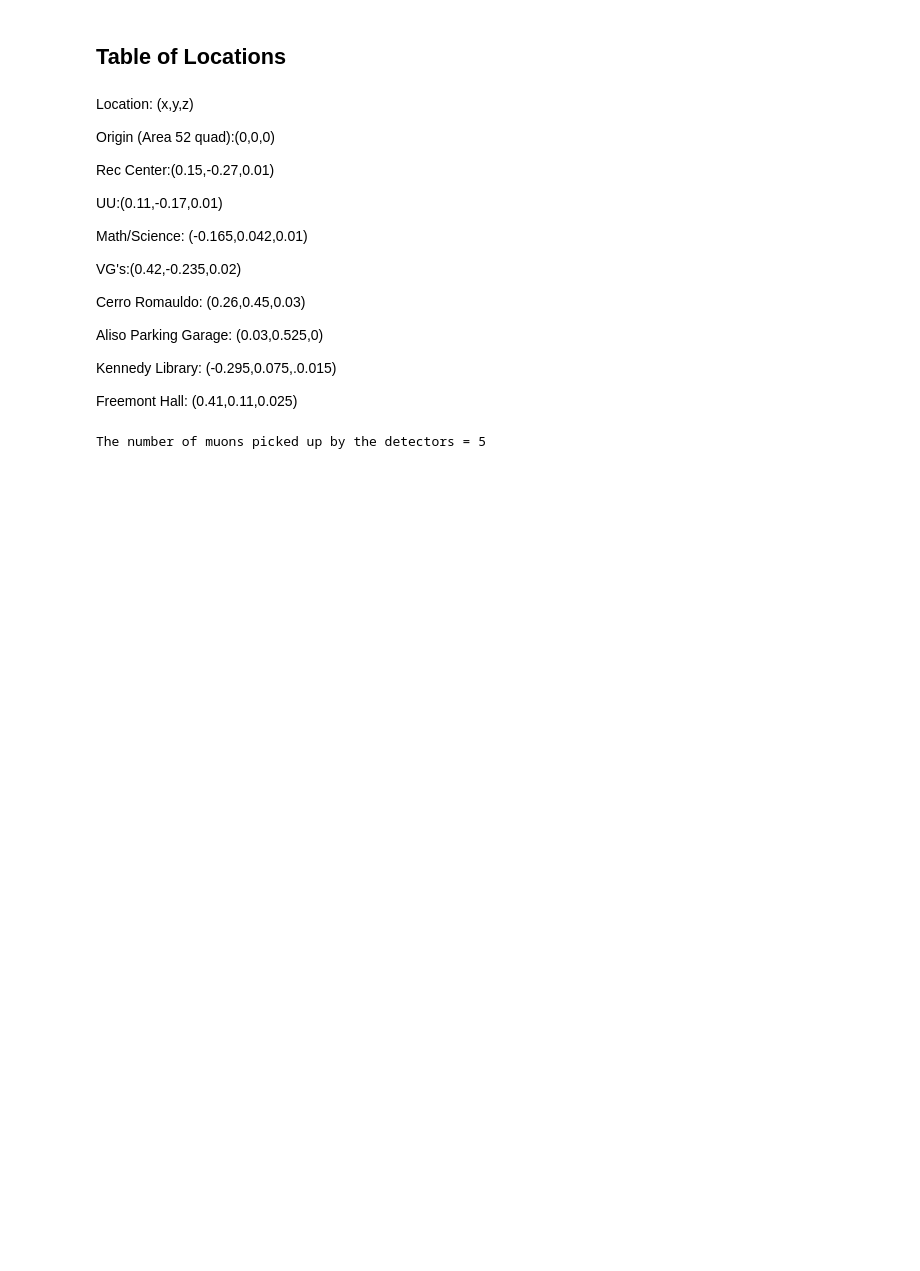
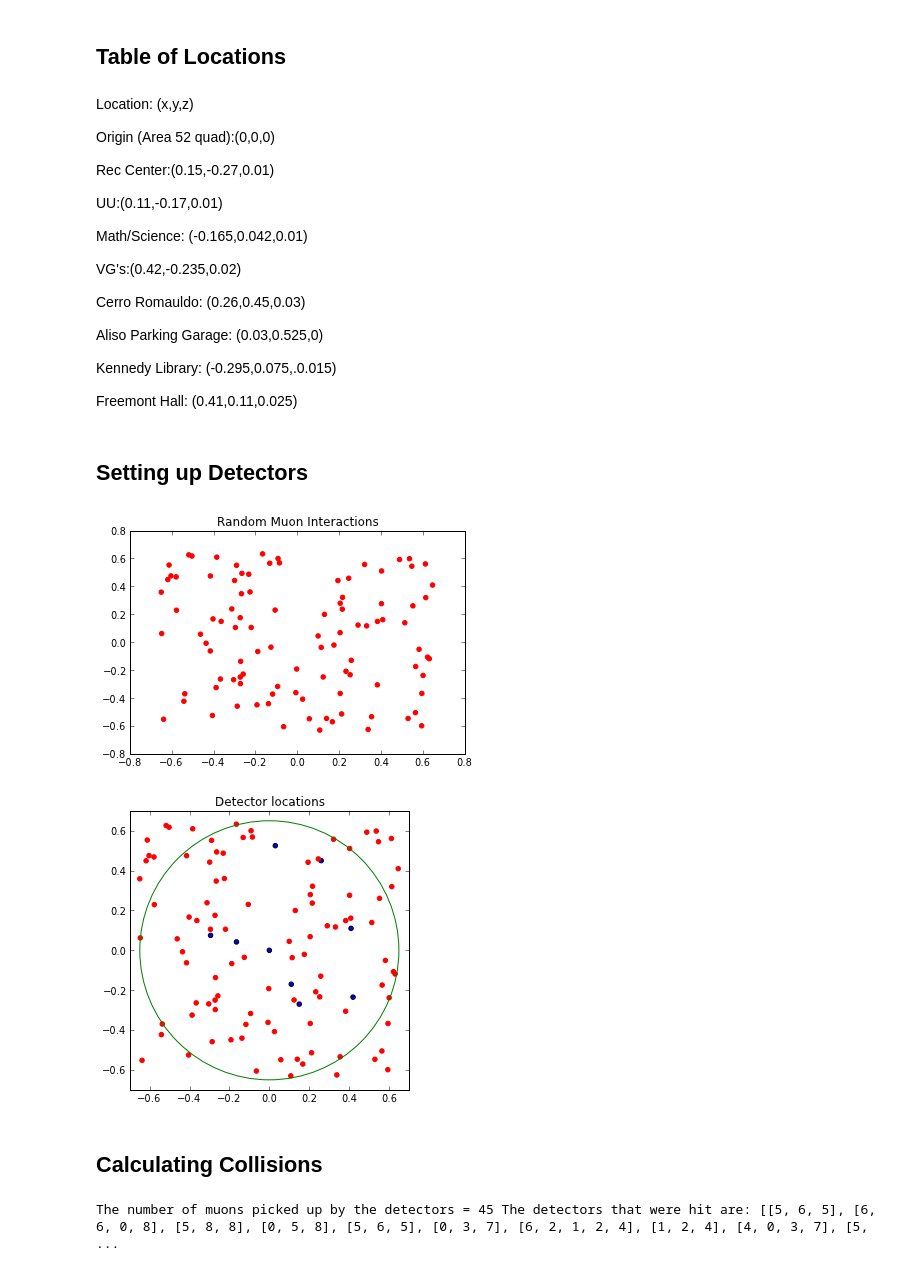
Before and after one commit to advice/PHYS-202-S13, a Jupyter notebook: Project/Multilateralation.ipynb, the cells around one changed output. Cells and saved outputs as stored; diff of their text form; code cells hidden in the pictures; blank space fills up the shorter version.

```diff
--- a/Project/Multilateralation.ipynb
+++ b/Project/Multilateralation.ipynb
@@ -21,27 +21,55 @@ Aliso Parking Garage: (0.03,0.525,0)
 Kennedy Library: (-0.295,0.075,.0.015)
 
 Freemont Hall: (0.41,0.11,0.025)
+# %% [markdown]
+Setting up Detectors
+-
 # %%
- #Locations of the detectors With the origin being area 52 quad. All are measured in Kilometers
-locx = [0,0.15,0.11,-0.165,0.42,0.26,0.03,-0.295,0.41] #x coordinates of the detectors
-locy = [0,-0.27,-0.17,0.042,-0.235,0.45,0.525,0.075,0.11] #y coordinates of detectors
+from random import gauss
+#Locations of the detectors With the origin being area 52 quad. All are measured in Kilometers
+x_location = [0,0.15,0.11,-0.165,0.42,0.26,0.03,-0.295,0.41] #x coordinates of the detectors
+y_location = [0,-0.27,-0.17,0.042,-0.235,0.45,0.525,0.075,0.11] #y coordinates of detectors
+z_location = [0, 0.01, 0.01, 0.01, 0.02, 0.03, 0, 0.025, 0.025]
 
-N= 50 #number of muon interactions
+N= 100 #number of muon interactions
 h = 15. #height from earth of first collision
 
-angle_f = .0174 #(radians) half angle of 1 degree
+angle_f = 0.0174 #(radians) half angle of 1 degree
 
 
 x=zeros(N, float) ;y= zeros(N, float);angle=zeros(N, float)
+
 for n in range(N):
     x[n] = random.uniform(-0.65, 0.65)#random x coord of first interaction with radius of 0.65 km
     y[n] = random.uniform(-0.65, 0.65)#random y coord of first interaction with radius of 0.65 km
     angle[n] = random.uniform(0,pi/30)
+
 H=zeros(N, float);R_cone=zeros(N, float)
 
-for n in range(N):
-    H[n] = h/cos(angle[n])#distance to earth from the first collision
-    R_cone[n] = H[n]*sin(angle_f)
+for i in range(N):
+    H[i] = h/cos(angle[i])#distance to earth from the first collision
+    R_cone[i] = H[i]*sin(angle_f)
+
+
+scatter(x,y, color = "r")
+title("Random Muon Interactions")
+show()
+
+figure(figsize=(5,5))
+Det_locs = Circle((0,0),0.65,color='g',fill=False)
+gca().add_artist(Det_locs)
+scatter(x_location,y_location)
+scatter(x,y, color = "r")
+title("Detector locations")
+xlim(-0.7,0.7)
+ylim(-0.7,0.7)
+show()
+# %% [output]
+[figure, added]
+[figure, added]
+# %% [markdown]
+Calculating Collisions
+-
 # %%
 D=zeros(N, float)
 
@@ -50,11 +78,20 @@ for n in range(N):
 
 count = 0 #number of detectors hit,cone is outside of the .65km radius circle on earth
 
+hit_detector = []
+collision_number = []
+
 for n in range(N): #there are 9 detectors
     for i in range(0,9): #the code below makes a count if the location is where one of the detectors is
-        if locx[i] in range(int(x[n]+D[n]-R_cone[n]),int(x[n]+D[n]+R_cone[n])) and locy[i] in range(int(y[n]+D[n]-R_cone[n]),int(y[n]+D[n]+R_cone[n])):
+        if x_location[i] > x[n]+D[n]-R_cone[n] and x_location[i] < x[n]+D[n]+R_cone[n] and y_location[i] > y[n]+D[n]-R_cone[n] and y_location[i] < y[n]+D[n]+R_cone[n]:
             count += 1
+            hit_detector.append(i)
+            #print n, hit_detector
 
-print "The number of muons picked up by the detectors =", count
+    if len(hit_detector) > 2:
+        collision_number.append(hit_detector)
+        hit_detector = []
+
+print "The number of muons picked up by the detectors =", count, "The detectors that were hit are:", collision_number
 # %% [output]
-The number of muons picked up by the detectors = 5
+The number of muons picked up by the detectors = 45 The detectors that were hit are: [[5, 6, 5], [6, 6, 0, 8], [5, 8, 8], [0, 5, 8], [5, 6, 5], [0, 3, 7], [6, 2, 1, 2, 4], [1, 2, 4], [4, 0, 3, 7], [5, ...
```
Also changed, not shown: parts of 8 cells of this notebook, 1 other file.
